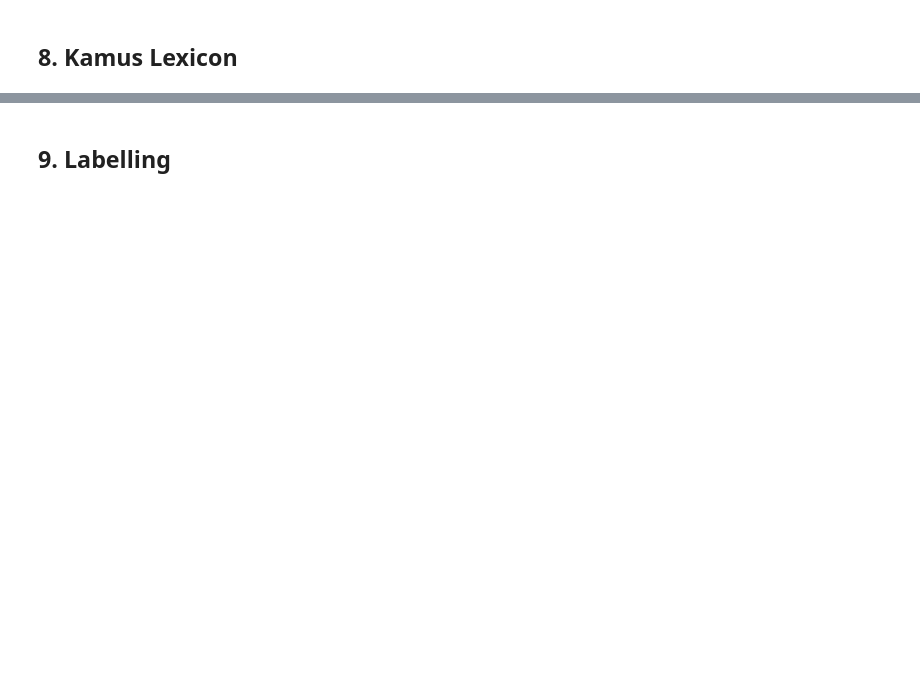
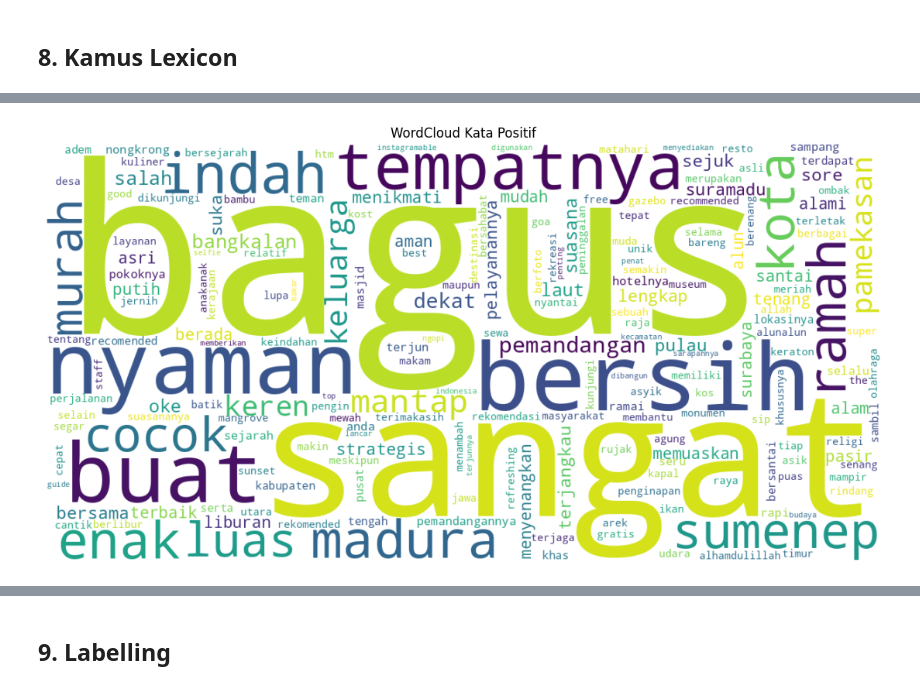
Before and after one commit to NicoDwiPutra/A, a Jupyter notebook: if-pariwisata-2.ipynb, the cells around one changed output, grey strips where cells are left out. Saved outputs shown, nothing was run; the diff lists cells and outputs as text; code cells hidden in the pictures; blank space fills up the shorter version.

```diff
--- a/if-pariwisata-2.ipynb
+++ b/if-pariwisata-2.ipynb
@@ -499,0 +693,25 @@ plt.show()
+# %%
+positif_words = kamus_final[
+    kamus_final['bobot_inset'] > 0
+]
+
+freq_dict = dict(
+    zip(
+        positif_words['kata'],
+        positif_words['frekuensi']
+    )
+)
+
+wc_pos = WordCloud(
+    width=1200,
+    height=600,
+    background_color='white'
+).generate_from_frequencies(freq_dict)
+
+plt.figure(figsize=(14,7))
+plt.imshow(wc_pos, interpolation='bilinear')
+plt.axis("off")
+plt.title("WordCloud Kata Positif")
+plt.show()
+# %% [output]
+[figure, added]
```
Also changed, not shown: parts of 34 cells of this notebook.
